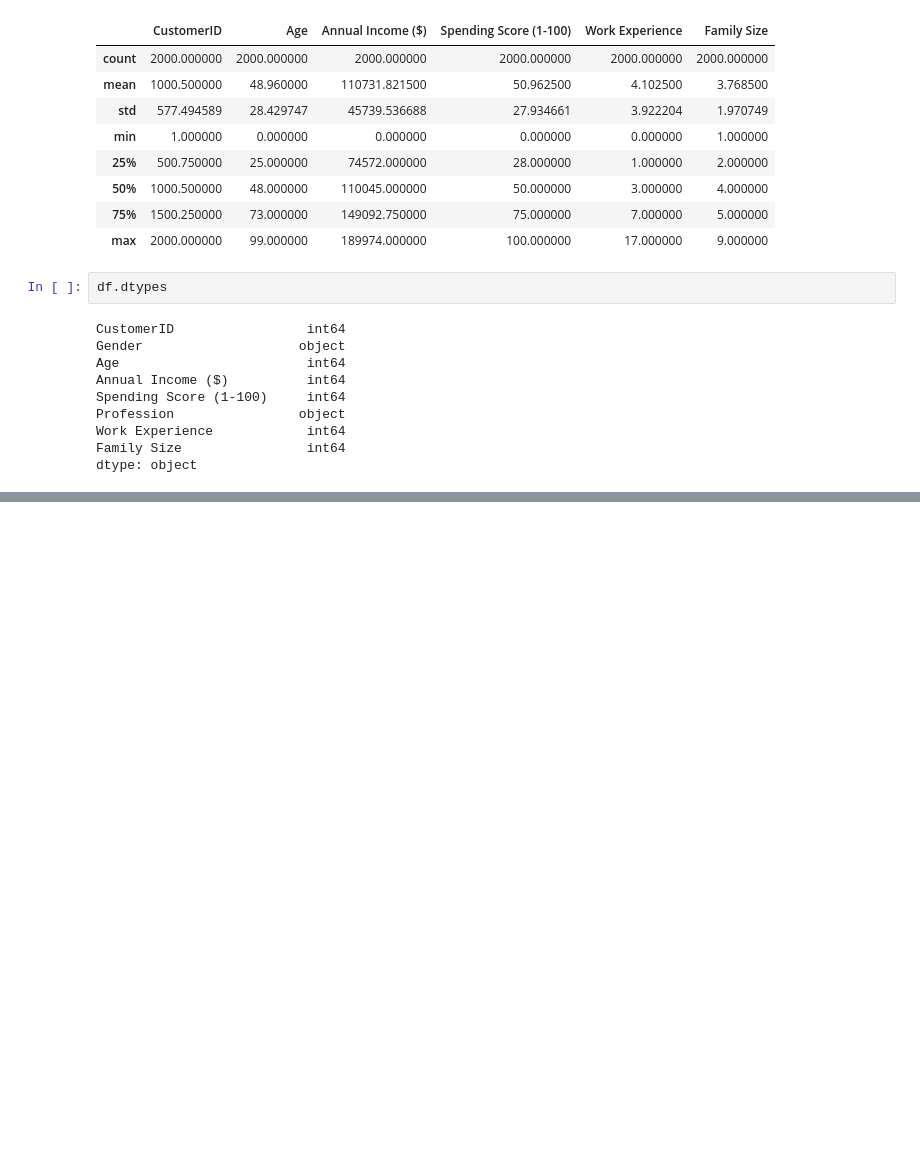
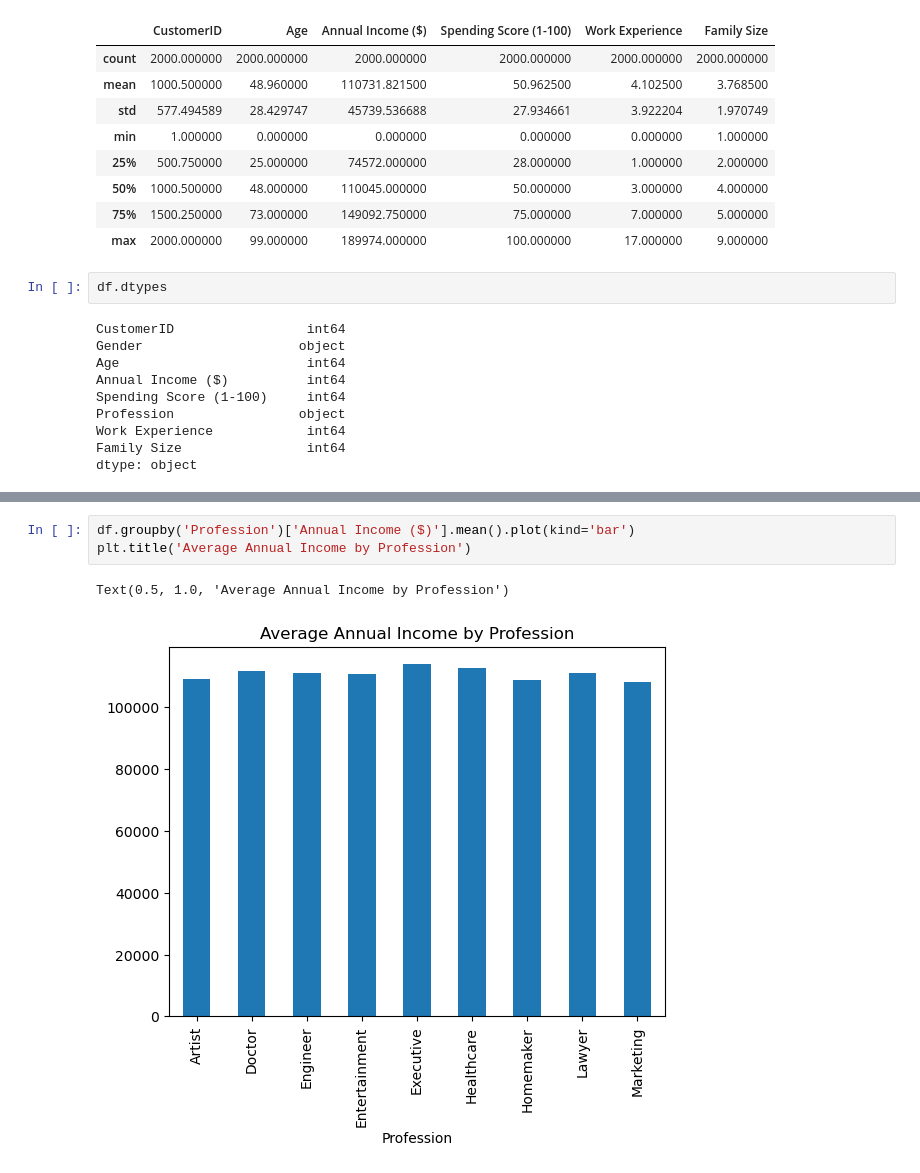
Before and after one commit to Di5on/New_Customer_Analysis, a Jupyter notebook: Customer.ipynb, the cells around one changed output, grey strips where cells are left out. Drawn from its saved outputs; the diff is of its cells as text; blank space fills up the shorter version.

```diff
--- a/Customer.ipynb
+++ b/Customer.ipynb
@@ -60,0 +177,6 @@ dtype: object
+# %%
+df.groupby('Profession')['Annual Income ($)'].mean().plot(kind='bar')
+plt.title('Average Annual Income by Profession')
+# %% [output]
+Text(0.5, 1.0, 'Average Annual Income by Profession')
+[figure, added]
```
Also changed, not shown: parts of 33 cells of this notebook.
